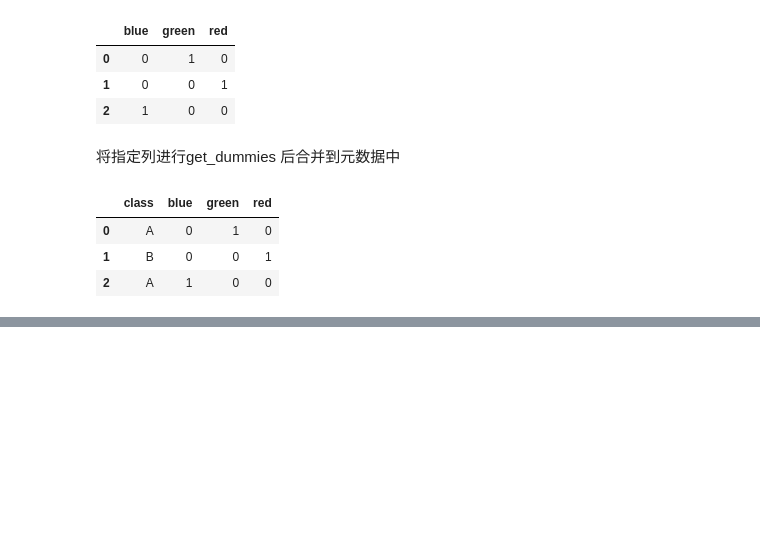
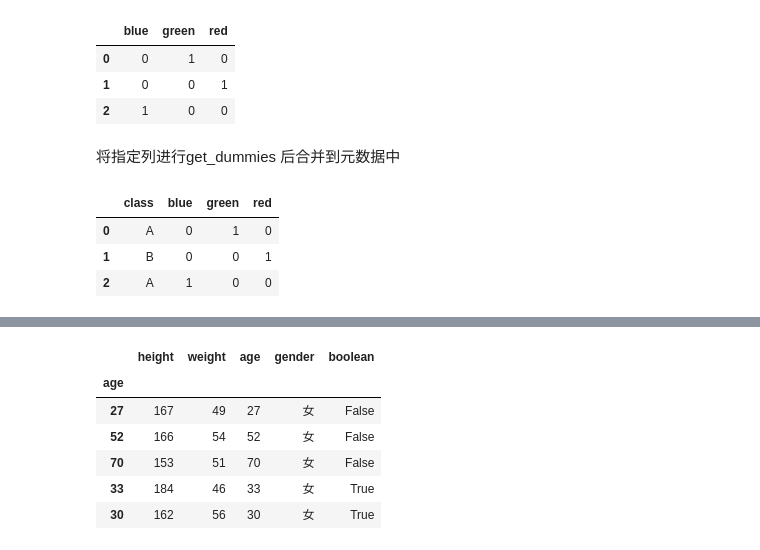
Before and after one commit to jackaihfia2334/Github, a Jupyter notebook: python/pd_np学习笔记.ipynb, the cells around one changed output, grey strips where cells are left out. Drawn from its saved outputs; the diff is of its cells as text; code cells hidden in the pictures; blank space fills up the shorter version.

```diff
--- a/python/pd_np学习笔记.ipynb
+++ b/python/pd_np学习笔记.ipynb
@@ -272,0 +351,16 @@ df
+# %%
+df2 = pd.DataFrame({"height":np.random.randint(150,190,5),
+                   "weight":np.random.randint(40,80,5),
+                   "age":np.random.randint(20,100,5),
+                   "gender":[gender[x] for x in np.random.randint(0,len(gender),5)],
+                   "boolean":[boolean[x] for x in np.random.randint(0,len(boolean),5)]})
+# %%
+df2.set_index(keys = 'age',drop = False)
+# %% [output]
+|  | height | weight | age | gender | boolean |
+| age |  |  |  |  |  |
+| 27 | 167 | 49 | 27 | 女 | False |
+| 52 | 166 | 54 | 52 | 女 | False |
+| 70 | 153 | 51 | 70 | 女 | False |
+| 33 | 184 | 46 | 33 | 女 | True |
+| 30 | 162 | 56 | 30 | 女 | True |
```
Also changed, not shown: parts of 11 cells of this notebook.
